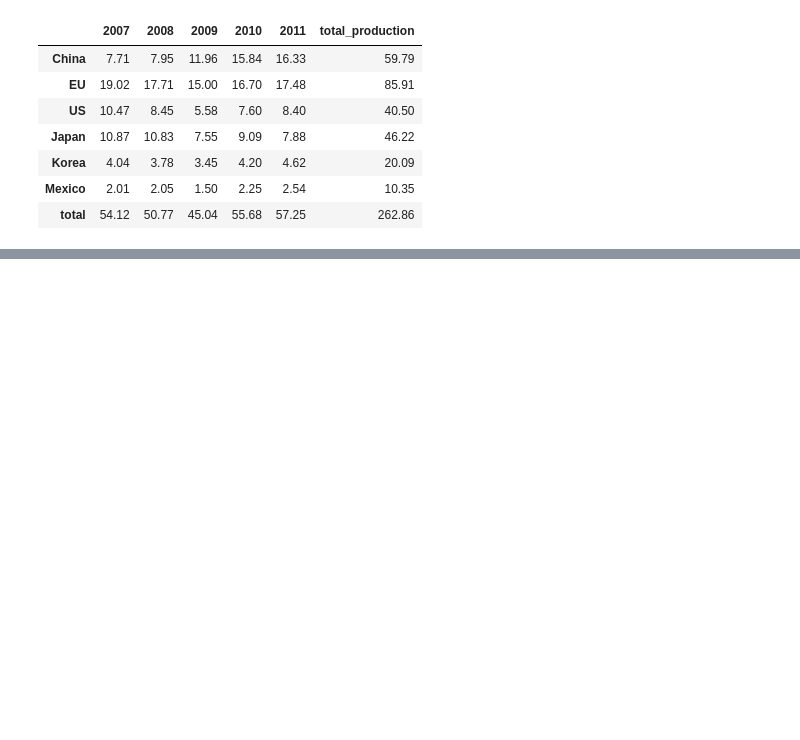
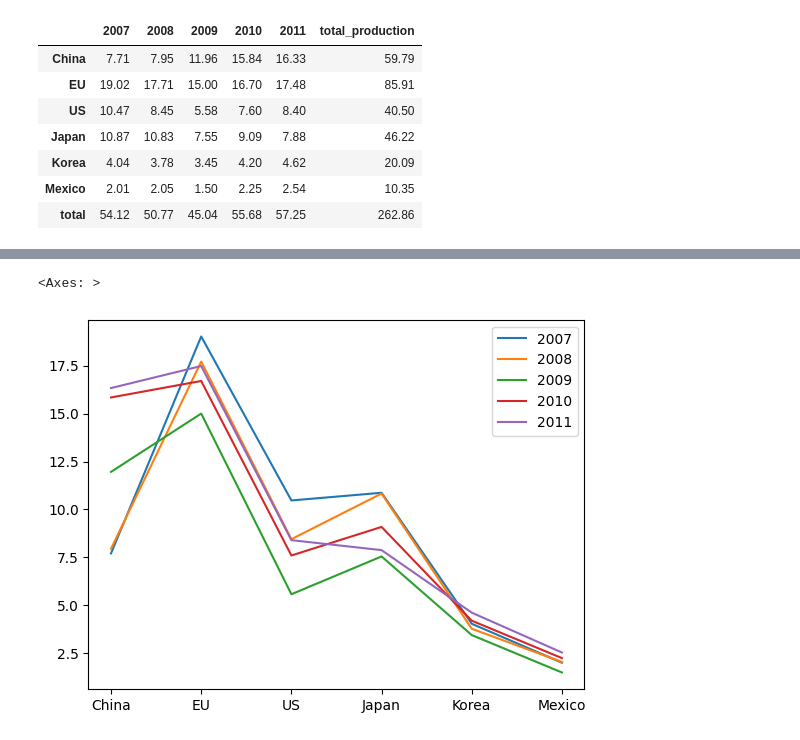
Before and after one commit to yleessam/hipython_rep, a Jupyter notebook: 16_데이터전처리2.ipynb, the cells around one changed output, grey strips where cells are left out. Saved outputs shown, nothing was run; the diff lists cells and outputs as text; code cells hidden in the pictures; blank space fills up the shorter version.

```diff
--- a/16_데이터전처리2.ipynb
+++ b/16_데이터전처리2.ipynb
@@ -154,0 +166,5 @@ store_df = pd.DataFrame({
+# %%
+#국가명 컬럼으로 인덱스 설정하고 데이터프레임 생성
+df = pd.read_csv('./data/vehicle_prod.csv', index_col=0)
+#df.rename(columns={'Unnamed: 0': 'Country'}, inplace=True)
+df
@@ -154,0 +179,5 @@ store_df = pd.DataFrame({
+# %%
+df.plot.line()
+# %% [output]
+<Axes: >
+[figure, added]
```
Also changed, not shown: parts of 5 cells of this notebook.
